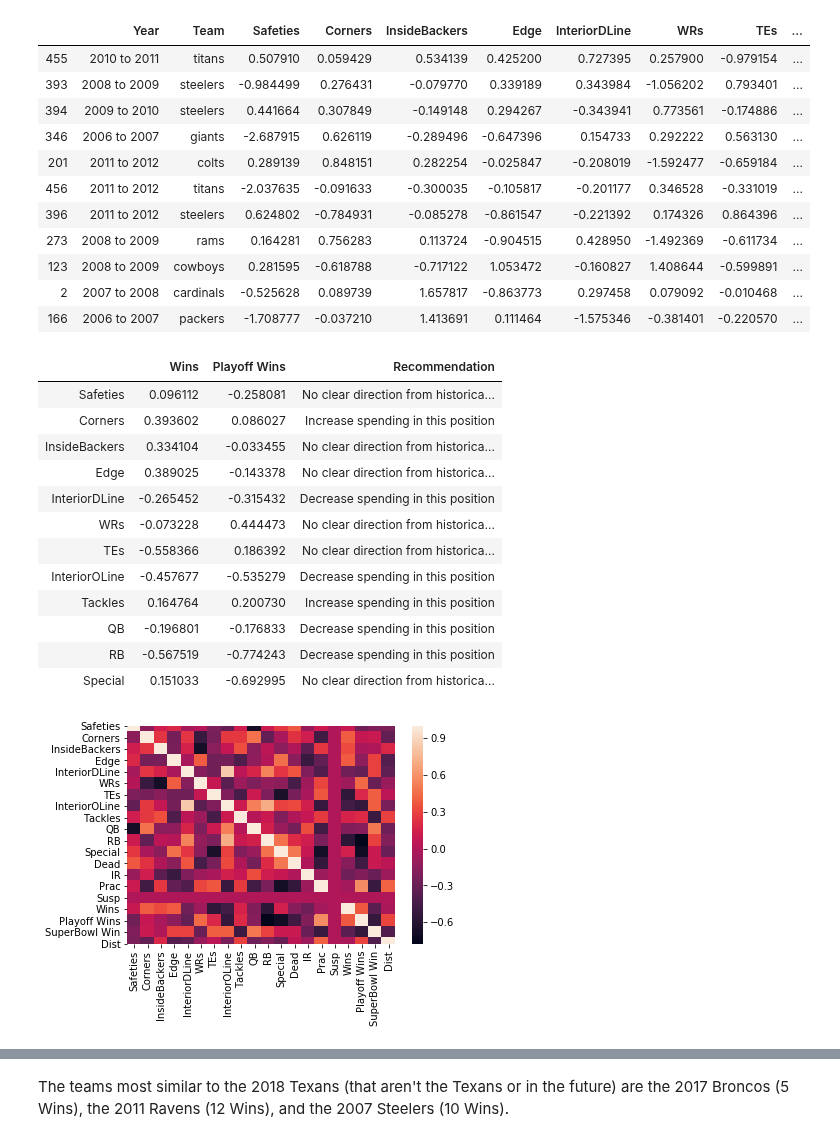
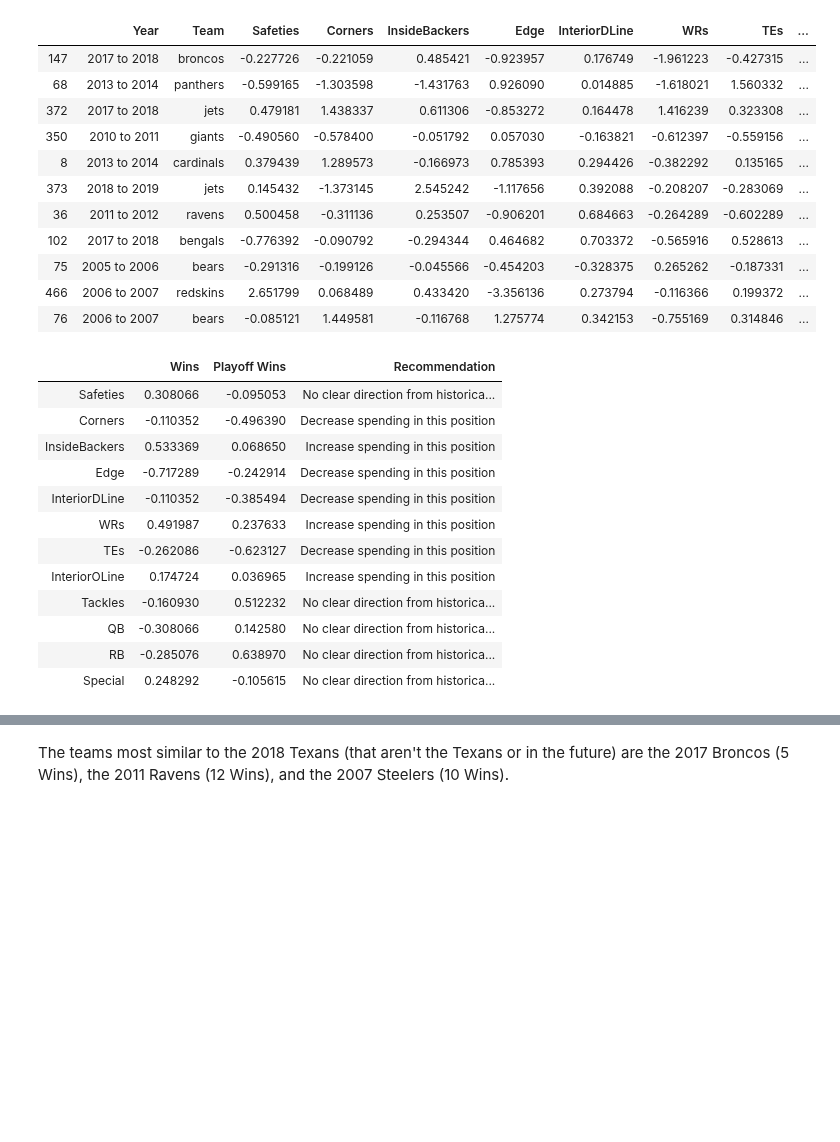
Before and after one commit to MattZlotnik/PreviousProjects, a Jupyter notebook: AllProjects/NFL Salary Cap Clustering Analysis/Individual Cases.ipynb, the cells around one changed output, grey strips where cells are left out. Saved outputs shown, nothing was run; the diff lists cells and outputs as text; code cells hidden in the pictures; blank space fills up the shorter version.

Commit message:
Adjusted Recommendations, Added Cap Space Data Frame

```diff
--- a/AllProjects/NFL Salary Cap Clustering Analysis/Individual Cases.ipynb
+++ b/AllProjects/NFL Salary Cap Clustering Analysis/Individual Cases.ipynb
@@ -97,35 +121,35 @@ def FullComparable(Team, Year):
     X = ChangeFrame.copy()
     display(X)
     cor = X.corr(method = "spearman").fillna(0)
-    sns.heatmap(cor, xticklabels=cor.columns,yticklabels=cor.columns)
     cor['Recommendation'] = cor.apply(BasicRecommend, axis = 1)
+    #PlayerRecommendations = SpecificRecs(cor)
     display(cor[['Wins','Playoff Wins','Recommendation']][0:12])
+    return cor
-# %%
-FullComparable('chargers',2012)
-# %% [output]
-|  | Year | Team | Safeties | Corners | InsideBackers | Edge | InteriorDLine | WRs | TEs | ... |
-| 455 | 2010 to 2011 | titans | 0.507910 | 0.059429 | 0.534139 | 0.425200 | 0.727395 | 0.257900 | -0.979154 | ... |
-| 393 | 2008 to 2009 | steelers | -0.984499 | 0.276431 | -0.079770 | 0.339189 | 0.343984 | -1.056202 | 0.793401 | ... |
-| 394 | 2009 to 2010 | steelers | 0.441664 | 0.307849 | -0.149148 | 0.294267 | -0.343941 | 0.773561 | -0.174886 | ... |
-| 346 | 2006 to 2007 | giants | -2.687915 | 0.626119 | -0.289496 | -0.647396 | 0.154733 | 0.292222 | 0.563130 | ... |
-| 201 | 2011 to 2012 | colts | 0.289139 | 0.848151 | 0.282254 | -0.025847 | -0.208019 | -1.592477 | -0.659184 | ... |
-| 456 | 2011 to 2012 | titans | -2.037635 | -0.091633 | -0.300035 | -0.105817 | -0.201177 | 0.346528 | -0.331019 | ... |
-| 396 | 2011 to 2012 | steelers | 0.624802 | -0.784931 | -0.085278 | -0.861547 | -0.221392 | 0.174326 | 0.864396 | ... |
-| 273 | 2008 to 2009 | rams | 0.164281 | 0.756283 | 0.113724 | -0.904515 | 0.428950 | -1.492369 | -0.611734 | ... |
-| 123 | 2008 to 2009 | cowboys | 0.281595 | -0.618788 | -0.717122 | 1.053472 | -0.160827 | 1.408644 | -0.599891 | ... |
-| 2 | 2007 to 2008 | cardinals | -0.525628 | 0.089739 | 1.657817 | -0.863773 | 0.297458 | 0.079092 | -0.010468 | ... |
-| 166 | 2006 to 2007 | packers | -1.708777 | -0.037210 | 1.413691 | 0.111464 | -1.575346 | -0.381401 | -0.220570 | ... |
-|  | Wins | Playoff Wins | Recommendation |
-| Safeties | 0.096112 | -0.258081 | No clear direction from historica... |
-| Corners | 0.393602 | 0.086027 | Increase spending in this position |
-| InsideBackers | 0.334104 | -0.033455 | No clear direction from historica... |
-| Edge | 0.389025 | -0.143378 | No clear direction from historica... |
-| InteriorDLine | -0.265452 | -0.315432 | Decrease spending in this position |
-| WRs | -0.073228 | 0.444473 | No clear direction from historica... |
-| TEs | -0.558366 | 0.186392 | No clear direction from historica... |
-| InteriorOLine | -0.457677 | -0.535279 | Decrease spending in this position |
-| Tackles | 0.164764 | 0.200730 | Increase spending in this position |
-| QB | -0.196801 | -0.176833 | Decrease spending in this position |
-| RB | -0.567519 | -0.774243 | Decrease spending in this position |
-| Special | 0.151033 | -0.692995 | No clear direction from historica... |
-[figure, removed]
+# %%
+cor = FullComparable('texans',2019)
+# %% [output]
+|  | Year | Team | Safeties | Corners | InsideBackers | Edge | InteriorDLine | WRs | TEs | ... |
+| 147 | 2017 to 2018 | broncos | -0.227726 | -0.221059 | 0.485421 | -0.923957 | 0.176749 | -1.961223 | -0.427315 | ... |
+| 68 | 2013 to 2014 | panthers | -0.599165 | -1.303598 | -1.431763 | 0.926090 | 0.014885 | -1.618021 | 1.560332 | ... |
+| 372 | 2017 to 2018 | jets | 0.479181 | 1.438337 | 0.611306 | -0.853272 | 0.164478 | 1.416239 | 0.323308 | ... |
+| 350 | 2010 to 2011 | giants | -0.490560 | -0.578400 | -0.051792 | 0.057030 | -0.163821 | -0.612397 | -0.559156 | ... |
+| 8 | 2013 to 2014 | cardinals | 0.379439 | 1.289573 | -0.166973 | 0.785393 | 0.294426 | -0.382292 | 0.135165 | ... |
+| 373 | 2018 to 2019 | jets | 0.145432 | -1.373145 | 2.545242 | -1.117656 | 0.392088 | -0.208207 | -0.283069 | ... |
+| 36 | 2011 to 2012 | ravens | 0.500458 | -0.311136 | 0.253507 | -0.906201 | 0.684663 | -0.264289 | -0.602289 | ... |
+| 102 | 2017 to 2018 | bengals | -0.776392 | -0.090792 | -0.294344 | 0.464682 | 0.703372 | -0.565916 | 0.528613 | ... |
+| 75 | 2005 to 2006 | bears | -0.291316 | -0.199126 | -0.045566 | -0.454203 | -0.328375 | 0.265262 | -0.187331 | ... |
+| 466 | 2006 to 2007 | redskins | 2.651799 | 0.068489 | 0.433420 | -3.356136 | 0.273794 | -0.116366 | 0.199372 | ... |
+| 76 | 2006 to 2007 | bears | -0.085121 | 1.449581 | -0.116768 | 1.275774 | 0.342153 | -0.755169 | 0.314846 | ... |
+|  | Wins | Playoff Wins | Recommendation |
+| Safeties | 0.308066 | -0.095053 | No clear direction from historica... |
+| Corners | -0.110352 | -0.496390 | Decrease spending in this position |
+| InsideBackers | 0.533369 | 0.068650 | Increase spending in this position |
+| Edge | -0.717289 | -0.242914 | Decrease spending in this position |
+| InteriorDLine | -0.110352 | -0.385494 | Decrease spending in this position |
+| WRs | 0.491987 | 0.237633 | Increase spending in this position |
+| TEs | -0.262086 | -0.623127 | Decrease spending in this position |
+| InteriorOLine | 0.174724 | 0.036965 | Increase spending in this position |
+| Tackles | -0.160930 | 0.512232 | No clear direction from historica... |
+| QB | -0.308066 | 0.142580 | No clear direction from historica... |
+| RB | -0.285076 | 0.638970 | No clear direction from historica... |
+| Special | 0.248292 | -0.105615 | No clear direction from historica... |
```
Also changed, not shown: parts of 8 cells of this notebook, 3 other files.
